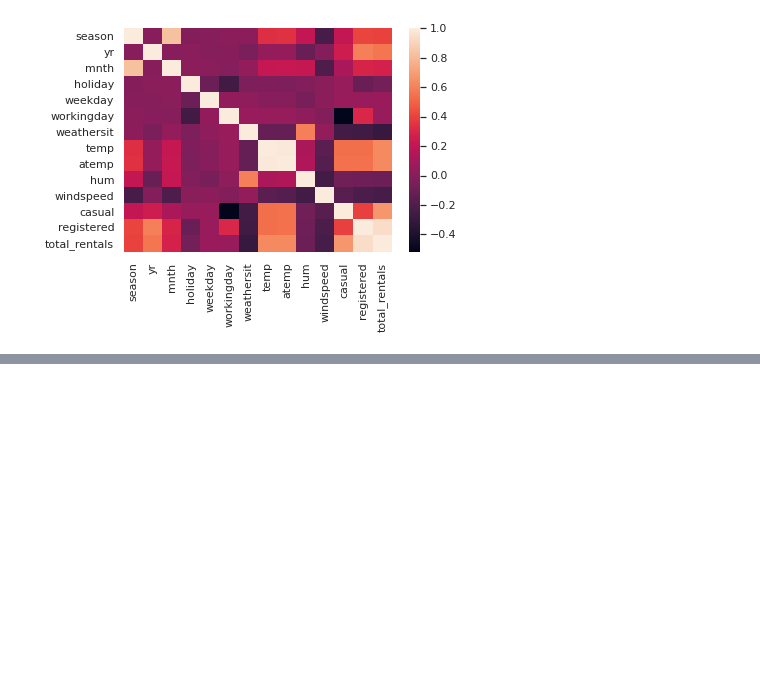
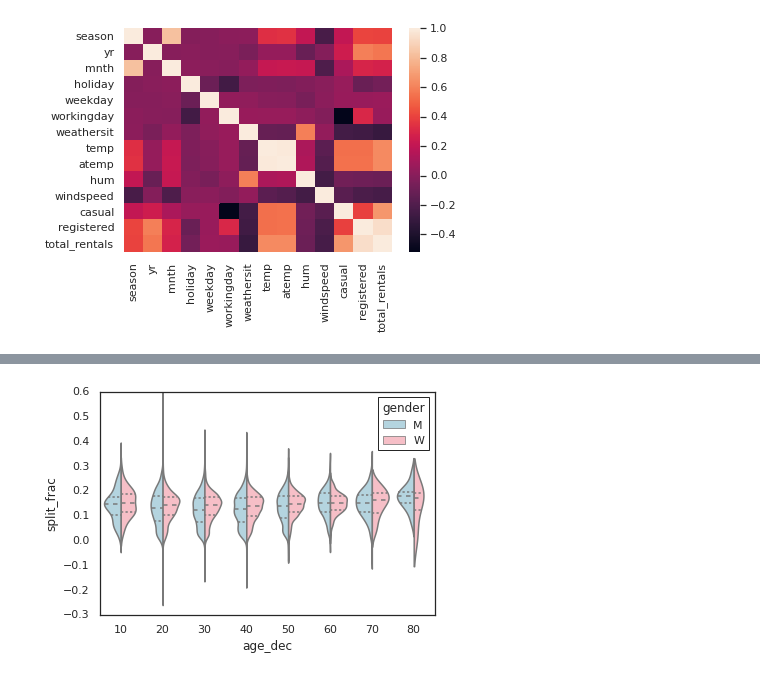
Before and after one commit to tbeucler/2022_Intro_Python, a Jupyter notebook: Week4_2_Seaborn.ipynb, the cells around one changed output, grey strips where cells are left out. Cells and saved outputs as stored; diff of their text form; code cells hidden in the pictures; blank space fills up the shorter version.

```diff
--- a/Week4_2_Seaborn.ipynb
+++ b/Week4_2_Seaborn.ipynb
@@ -274,0 +388,13 @@ sns.heatmap(df.corr())
+# %%
+#@title Answer
+data['age_dec'] = data.age.map(lambda age: 10 * (age // 10))
+data.head()
+
+with sns.axes_style(style='white'):
+    sns.violinplot("age_dec", "split_frac", hue="gender", data=data,
+                   split=True, inner="quartile",
+                   palette=["lightblue", "lightpink"]);
+    plt.ylim(-0.3,0.6)
+    plt.show()
+# %% [output]
+[figure, added]
```
Also changed, not shown: parts of 19 cells of this notebook.
